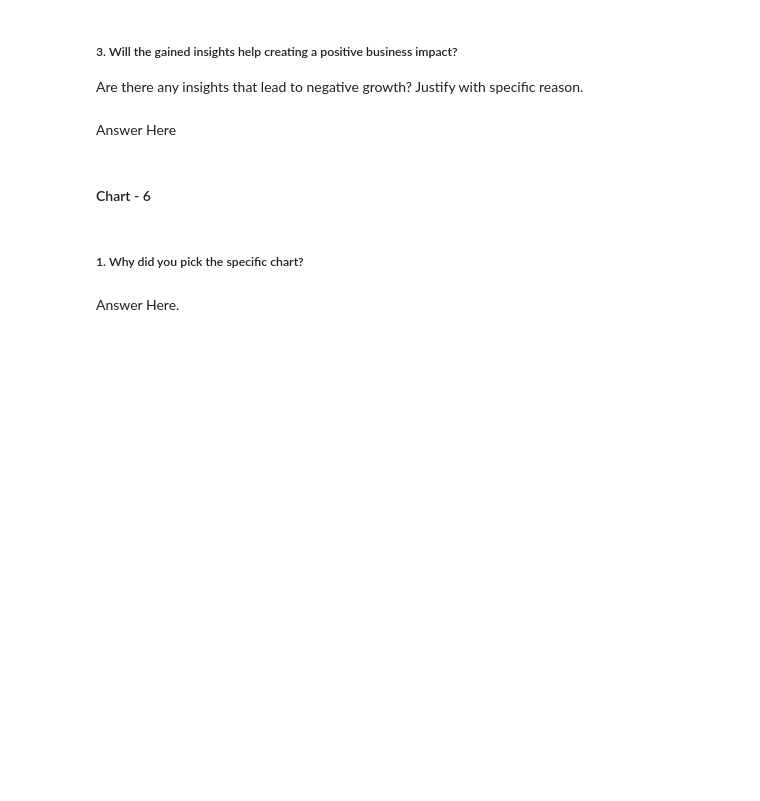
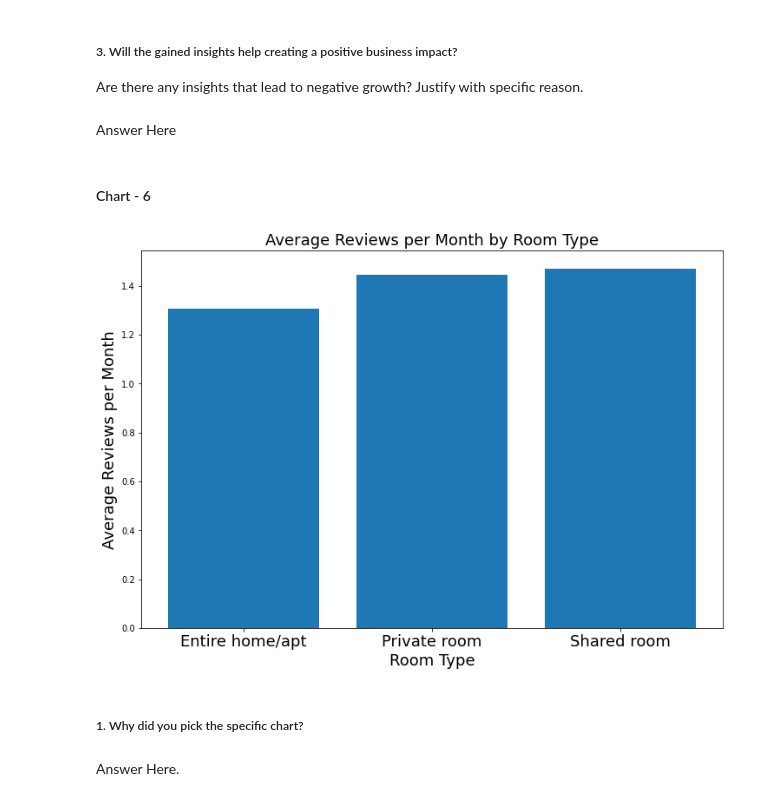
Before and after one commit to shubhi0078/AirBnB-bookings-DF-Analysis, a Jupyter notebook: AirBnB_EDA_Project.ipynb, the cells around one changed output. Saved outputs shown, nothing was run; the diff lists cells and outputs as text; code cells hidden in the pictures; blank space fills up the shorter version.

```diff
--- a/AirBnB_EDA_Project.ipynb
+++ b/AirBnB_EDA_Project.ipynb
@@ -211,0 +362,4 @@ room_reviews
+# %%
+room_reviews = df.groupby(['room_type'])['reviews_per_month'].mean()
+room_reviews = room_reviews.reset_index()
+room_reviews
@@ -362,3 +586,20 @@ Answer Here
+# %%
+# Chart - 6 visualization code
+# Average reviews with the room types
+
+plt.figure(figsize=(12,8))
+plt.bar(x=room_reviews['room_type'], height=room_reviews['reviews_per_month'])
+
+# Set the title and axis labels
+plt.title('Average Reviews per Month by Room Type',fontsize = 18)
+plt.xlabel('Room Type',fontsize = 18)
+plt.ylabel('Average Reviews per Month',fontsize = 18)
+plt.xticks(fontsize = 18)
+
+# Show the plot
+plt.show()
+# %% [output]
+[figure, added]
 # %% [markdown]
 ##### 1. Why did you pick the specific chart?
 # %% [markdown]
```
Also changed, not shown: parts of 36 cells of this notebook.
